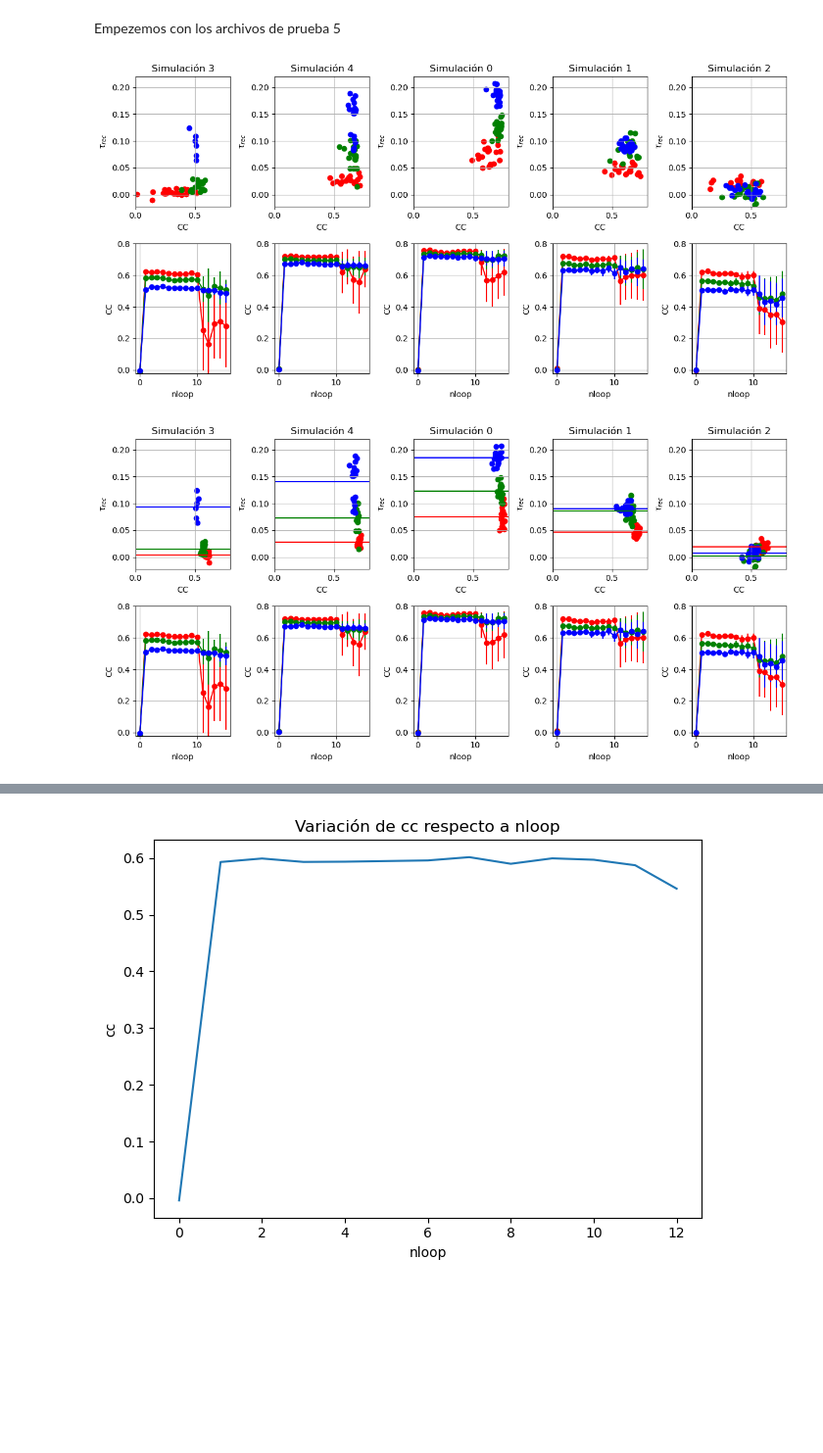
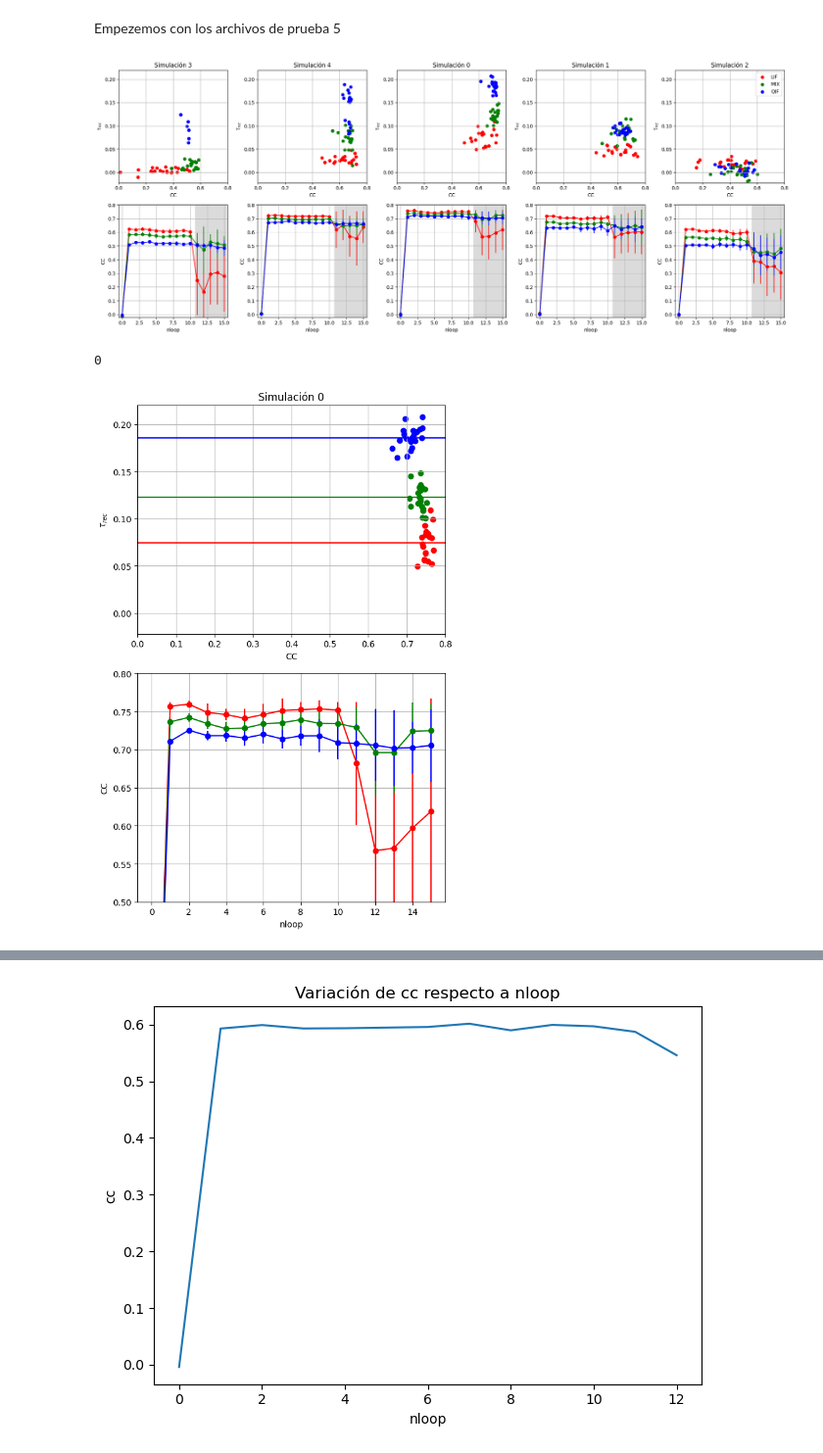
Before and after one commit to acevedomartina/Tesis_2024, a Jupyter notebook: Dos_frecuencias/dos_frec_analisis.ipynb, the cells around one changed output, grey strips where cells are left out. Shown at 98% size. Cells and saved outputs as stored; diff of their text form; code cells hidden in the pictures; blank space fills up the shorter version.

```diff
--- a/Dos_frecuencias/dos_frec_analisis.ipynb
+++ b/Dos_frecuencias/dos_frec_analisis.ipynb
@@ -54,17 +54,17 @@ def cargar_archivo_parametros(filename_parametros):
     # Retorna el diccionario de parámetros
     return parametros
 # %%
-fig, axs = plt.subplots(2, 5, figsize=(12, 6))  # Modifica el tamaño aquí según sea necesario
+fig, axs = plt.subplots(2, 5, figsize=(20, 8))  # Modifica el tamaño aquí según sea necesario
 nums_sim = [3, 4, 0,1,2]
+colores = ['r', 'g', 'b']
 
 for index in range(len(nums_sim)):
     num_sim = nums_sim[index]
-    nombre_archivo = f'/home/martina/Tesis_2024/Dos_frecuencias/simulacion_{num_sim}/simulacion_{num_sim}_resultados.csv'
+    nombre_archivo = f'simulacion_{num_sim}/simulacion_{num_sim}_resultados.csv'
     data = pd.read_csv(nombre_archivo)
 
     # Llama a la función cargar_archivo_parametros con el nombre del archivo CSV
-    nombre_carpeta = f"/home/martina/Tesis_2024/Dos_frecuencias/simulacion_{num_sim}"  # Reemplaza 'ruta/a/la/carpeta' con la ruta real de tu carpeta
-    filename_parametros = os.path.join(nombre_carpeta, f'simulacion_{num_sim}_parametros.csv')  # Reemplaza 'simulacion_1_parametros.csv' con el nombre real de tu archivo CSV
+    filename_parametros = f"simulacion_{num_sim}/simulacion_{num_sim}_parametros.csv"  # Reemplaza 'ruta/a/la/carpeta' con la ruta real de tu carpeta
     parametros = cargar_archivo_parametros(filename_parametros)
 
     # Ahora puedes acceder a los parámetros como lo harías normalmente
@@ -84,6 +84,13 @@ for index in range(len(nums_sim)):
         pqif_value = pqif_values[i]
         color = colores[i]
 
+        if pqif_value == 0:
+            label = 'LIF'
+        elif pqif_value == 0.5:
+            label = 'MIX'
+        elif pqif_value == 1:
+            label = 'QIF'
+
         # Seleccionar los datos de los loops desde 10 hasta nloop-1 para el valor actual de 'pqif'
         df_loops = data[(data['pqif'] == pqif_value) & (data['nloop'] >= 10) & (data['nloop'] < nloop)]
 
@@ -91,8 +98,12 @@ for index in range(len(nums_sim)):
         mean_cc = df_loops.groupby(['seed']).mean().reset_index()
 
         # Graficar el scatter plot y la línea de promedio
-        axs[0, index].scatter(mean_cc['cc'], mean_cc['tau_rec'], label=f'pqif={pqif_value}', color=color)
+        axs[0, index].scatter(mean_cc['cc'], mean_cc['tau_rec'], label=label, color=color)
 
+
+
+    if index == len(nums_sim)-1:
+        axs[0, index].legend()
 
     # Ajustar el diseño de los subplots
     axs[0, index].set_xlim(0, 0.8)
@@ -103,50 +114,50 @@ for index in range(len(nums_sim)):
     axs[0, index].set_ylim(-0.022, 0.22)
 
     # Iterar sobre los valores únicos de 'pqif' para graficar todas las líneas en el subplot actual
     for i in range(len(pqif_values)):
         pqif_value = pqif_values[i]
         color = colores[i]
         # Filtrar los datos para el valor actual de 'pqif'
-        data_pqif = data[(data['pqif'] == pqif_value) ]
+        data_pqif = data[(data['pqif'] == pqif_value)]
 
         # Calcular el promedio y la desviación estándar para cada combinación de 'nloop' y 'columna'
         grouped_data = data_pqif.groupby(['nloop'])
         for columna in ['cc']:
             grouped_column_data = grouped_data[columna].agg(['mean', 'std']).reset_index()
 
             # Graficar cc vs nloop para cada 'pqif' con barras de error
-            axs[1, index].errorbar(grouped_column_data['nloop'], grouped_column_data['mean'], yerr=grouped_column_data['std'], label=f'pqif={pqif_value}', color = color, fmt='-o')
+            axs[1, index].errorbar(grouped_column_data['nloop'], grouped_column_data['mean'], yerr=grouped_column_data['std'], label=label, color = color, fmt='-o')
+            # Agregar sombreado gris solo para nloop >= 11
+            axs[1, index].axvspan(10.7,16, facecolor='gray', alpha=0.1)
 
         # Agregar leyenda al subplot actual
 
 
     # Ajustar el diseño de los subplots
     axs[1, index].grid()
     axs[1, index].set_xlabel('nloop')
     axs[1, index].set_ylabel('CC')
     axs[1, index].set_ylim(-0.022, 0.8)
-
+    axs[1, index].set_xlim(-0.5, 15.5)
     #axs[1, num_sim].set_ylim(0.5, 0.775)
 # Ajustar los subplots para evitar solapamientos
 plt.tight_layout()
 
 # Mostrar la figura
 plt.show()
 # %% [output]
-[figure, old version]
+[figure, new version]
 # %%
-fig, axs = plt.subplots(2, 5, figsize=(12, 6))  # Modifica el tamaño aquí según sea necesario
-nums_sim = [3, 4, 0,1,2]
-
+fig, axs = plt.subplots(2, 1, figsize=(6, 9))  # Modifica el tamaño aquí según sea necesario
+nums_sim = [0]
 for index in range(len(nums_sim)):
+    print(index)
     num_sim = nums_sim[index]
-    nombre_archivo = f'/home/martina/Tesis_2024/Dos_frecuencias/simulacion_{num_sim}/simulacion_{num_sim}_resultados.csv'
+    nombre_archivo = f'simulacion_{num_sim}/simulacion_{num_sim}_resultados.csv'
     data = pd.read_csv(nombre_archivo)
 
     # Llama a la función cargar_archivo_parametros con el nombre del archivo CSV
-    nombre_carpeta = f"/home/martina/Tesis_2024/Dos_frecuencias/simulacion_{num_sim}"  # Reemplaza 'ruta/a/la/carpeta' con la ruta real de tu carpeta
-    filename_parametros = os.path.join(nombre_carpeta, f'simulacion_{num_sim}_parametros.csv')  # Reemplaza 'simulacion_1_parametros.csv' con el nombre real de tu archivo CSV
-    parametros = cargar_archivo_parametros(filename_parametros)
+    nombre_carpeta = f"simulacion_{num_sim}/simulacion_{num_sim}_parametros.csv"  # Reemplaza 'ruta/a/la/carpeta' con la ruta real de tu carpeta
 
     # Ahora puedes acceder a los parámetros como lo harías normalmente
     N = parametros['N']
@@ -166,18 +177,18 @@ for index in range(len(nums_sim)):
     for i in range(len(pqif_values)):
         pqif_value = pqif_values[i]
         color = colores[i]
-        axs[0, index].scatter(df_nloop[df_nloop['pqif'] == pqif_value]['cc'], df_nloop[df_nloop['pqif'] == pqif_value]['tau_rec'], label=f'pqif={pqif_value}', color=color)
-        axs[0, index].axhline(np.mean(df_nloop[df_nloop['pqif'] == pqif_value]['tau_rec']), color = color)
+        axs[0].scatter(df_nloop[df_nloop['pqif'] == pqif_value]['cc'], df_nloop[df_nloop['pqif'] == pqif_value]['tau_rec'], label=f'pqif={pqif_value}', color=color)
+        axs[0].axhline(np.mean(df_nloop[df_nloop['pqif'] == pqif_value]['tau_rec']), color = color)
 
 
 
     # Ajustar el diseño de los subplots
-    axs[0, index].set_xlim(0, 0.8)
-    axs[0, index].grid()
-    axs[0, index].set_xlabel('CC')
-    axs[0, index].set_ylabel(r'$\tau_{rec}$')
-    axs[0, index].set_title(f'Simulación {num_sim}')
-    axs[0, index].set_ylim(-0.022, 0.22)
+    axs[0].set_xlim(0, 0.8)
+    axs[0].grid()
+    axs[0].set_xlabel('CC')
+    axs[0].set_ylabel(r'$\tau_{rec}$')
+    axs[0].set_title(f'Simulación {num_sim}')
+    axs[0].set_ylim(-0.022, 0.22)
 
     # Iterar sobre los valores únicos de 'pqif' para graficar todas las líneas en el subplot actual
     for i in range(len(pqif_values)):
@@ -192,16 +203,16 @@ for index in range(len(nums_sim)):
             grouped_column_data = grouped_data[columna].agg(['mean', 'std']).reset_index()
 
             # Graficar cc vs nloop para cada 'pqif' con barras de error
-            axs[1, index].errorbar(grouped_column_data['nloop'], grouped_column_data['mean'], yerr=grouped_column_data['std'], label=f'pqif={pqif_value}', color = color, fmt='-o')
+            axs[1].errorbar(grouped_column_data['nloop'], grouped_column_data['mean'], yerr=grouped_column_data['std'], label=f'pqif={pqif_value}', color = color, fmt='-o')
 
         # Agregar leyenda al subplot actual
 
 
     # Ajustar el diseño de los subplots
-    axs[1, index].grid()
-    axs[1, index].set_xlabel('nloop')
-    axs[1, index].set_ylabel('CC')
-    axs[1, index].set_ylim(-0.022, 0.8)
+    axs[1].grid()
+    axs[1].set_xlabel('nloop')
+    axs[1].set_ylabel('CC')
+    axs[1].set_ylim(0.5, 0.8)
 
     #axs[1, num_sim].set_ylim(0.5, 0.775)
 # Ajustar los subplots para evitar solapamientos
@@ -210,7 +221,8 @@ plt.tight_layout()
 # Mostrar la figura
 plt.show()
 # %% [output]
+0
-[figure, old version]
+[figure, new version]
 # %%
 import pandas as pd
 import numpy as np
```
Also changed, not shown: parts of 9 cells of this notebook.
